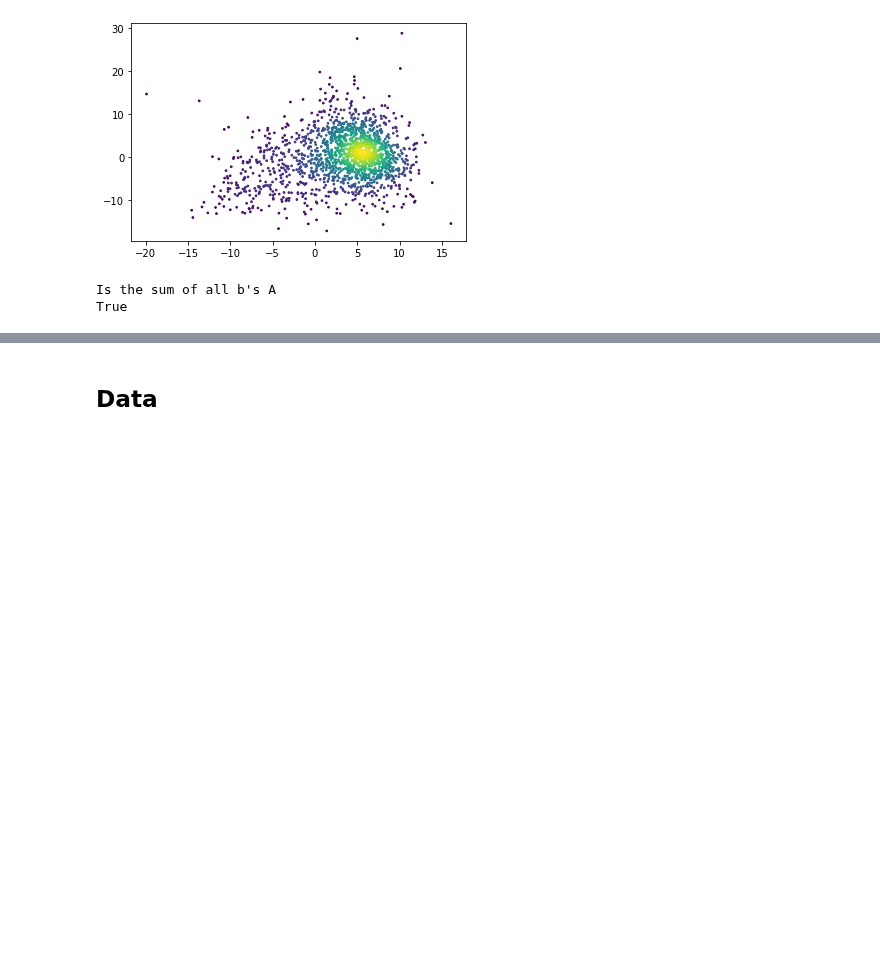
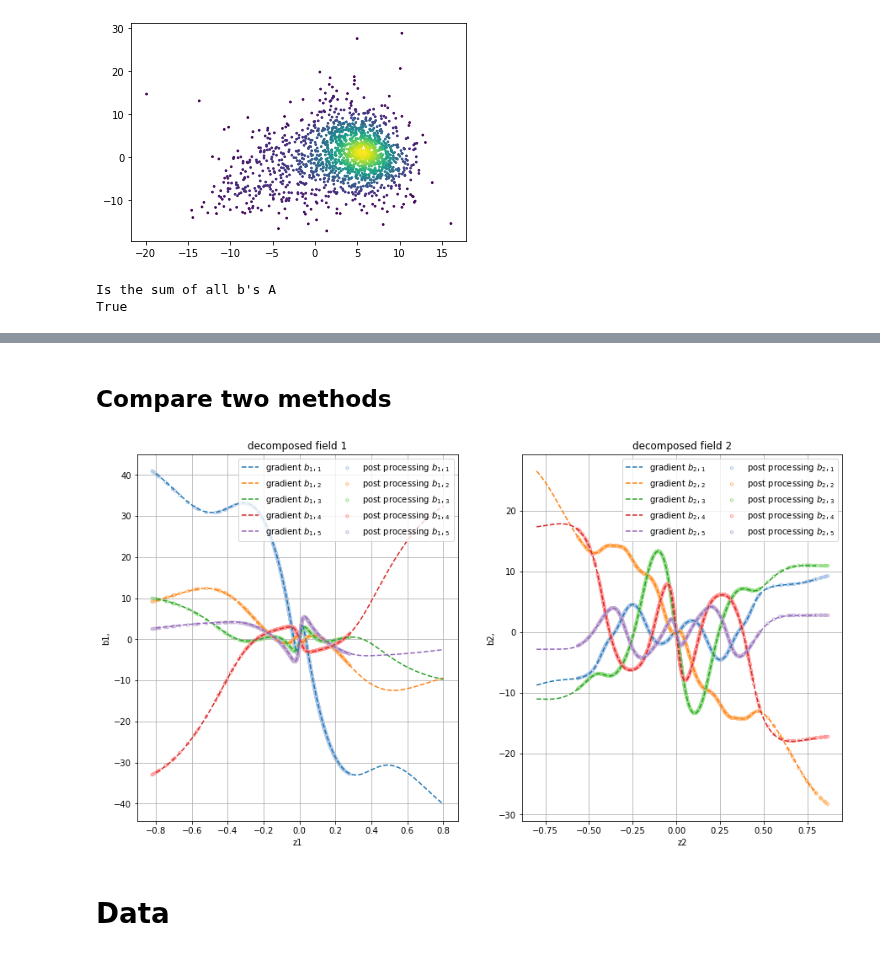
Before and after one commit to MagriLab/MD-CNN-AE, a Jupyter notebook: notebook_visualise/nonlinear.ipynb, the cells around one changed output, grey strips where cells are left out. Cells and saved outputs as stored; diff of their text form; code cells hidden in the pictures; blank space fills up the shorter version.

```diff
--- a/notebook_visualise/nonlinear.ipynb
+++ b/notebook_visualise/nonlinear.ipynb
@@ -61,7 +57,7 @@ folder = '0808_2mode5-2894762'
 # folder = folder_list[10]
 folder_path = Path(parent_folder,folder)
 filename = Path(folder_path,'training_param.ini')
-nonlinear = TrainNN_from_config(filename)
+mdl_config = TrainNN_from_config(filename)
 
 filename = Path(folder_path,'results.h5')
 with h5py.File(filename,'r') as hf:
@@ -351,5 +425,39 @@ True
+# %% [markdown]
+## Compare two methods
+# %%
+cmap = plt.cm.get_cmap("tab20")
+colors = cmap(np.linspace(0, 1, 20))
+
+fig, ax = plt.subplots(1,2,figsize=(15,8))
+for i in range(5):
+    ax[0].scatter(latent_train[:,0], B[0,:,i],label=f'post processing $b_1,_{i+1}$',s=10,color=colors[2*i+1],facecolor='none',zorder=1)
+    ax[0].plot(z,B1_g[i],color=colors[2*i],linestyle='--',zorder=2,label=f'gradient $b_1,_{i+1}$')
+    ax[1].scatter(latent_train[:,1], B[1,:,i],label=f'post processing $b_2,_{i+1}$',s=10,color=colors[2*i+1],facecolor='none',zorder=1)
+    ax[1].plot(z,B2_g[i],color=colors[2*i],linestyle='--',zorder=2,label=f'gradient $b_2,_{i+1}$')
+ax[0].set(title='decomposed field 1',xlabel='z1',ylabel='b1,')
+ax[1].set(title='decomposed field 2',xlabel='z2',ylabel='b2,')
+ax[0].grid()
+ax[1].grid()
+ax[0].legend(ncol=2)
+ax[1].legend(ncol=2)
+plt.show()
+
+
+
+# fig = plt.figure(figsize=(15,15))
+# for i in range(5):
+#     plt.scatter(latent_train[:,0], B[0,:,i],label=f'post processing $b_1,_{i+1}$',s=10,color=colors[2*i+1],facecolor='none',zorder=1)
+#     plt.plot(z,B1_g[i],color=colors[2*i],linestyle='--',zorder=2,label=f'gradient $b_1,_{i+1}$')
+# plt.title('decomposed field 1')
+# plt.ylabel('b1,')
+# plt.xlabel('z1')
+# plt.legend(ncol=2)# can add columns
+# plt.grid()
+# plt.show()
+# %% [output]
+[figure, added]
 # %% [markdown]
-## Data
+# Data
 # %%
 v1 = A[:,1]
 v2 = A[:,2]
```
Also changed, not shown: parts of 28 cells of this notebook, 2 other files.
